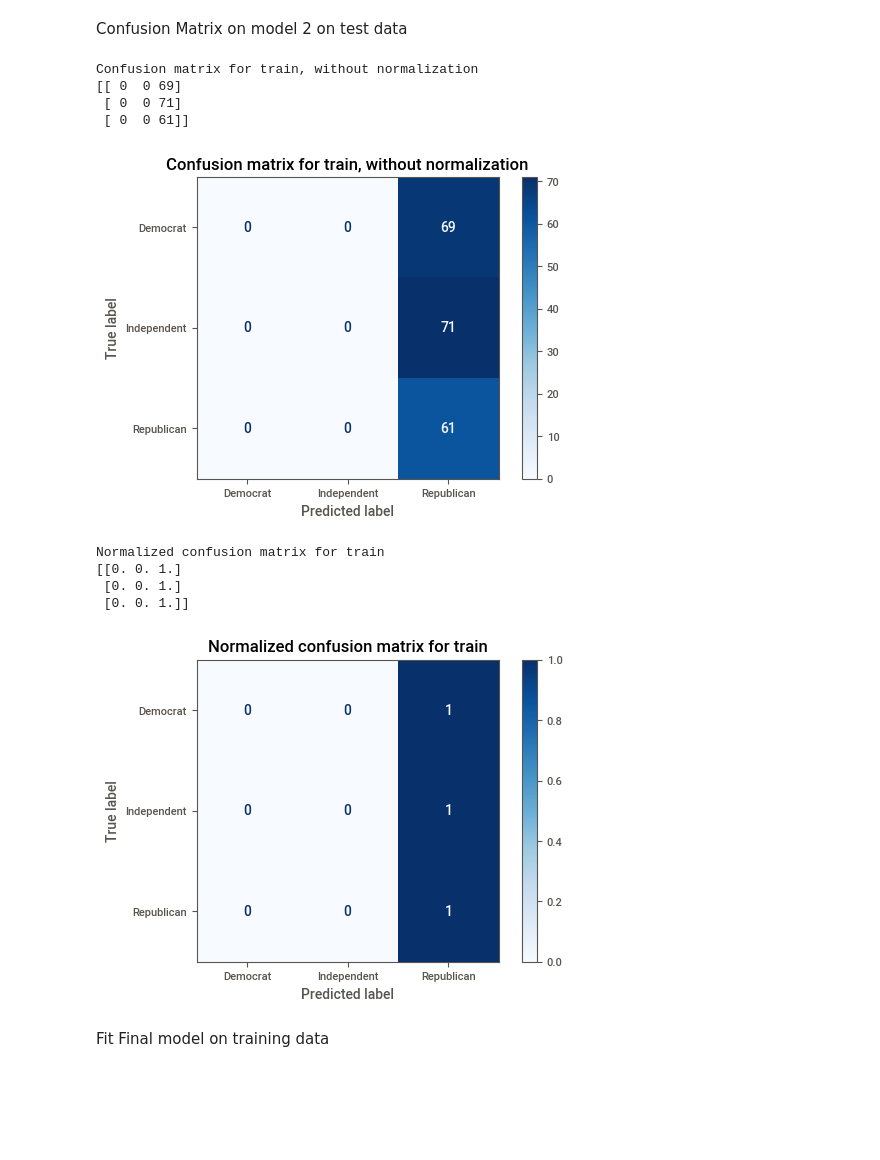
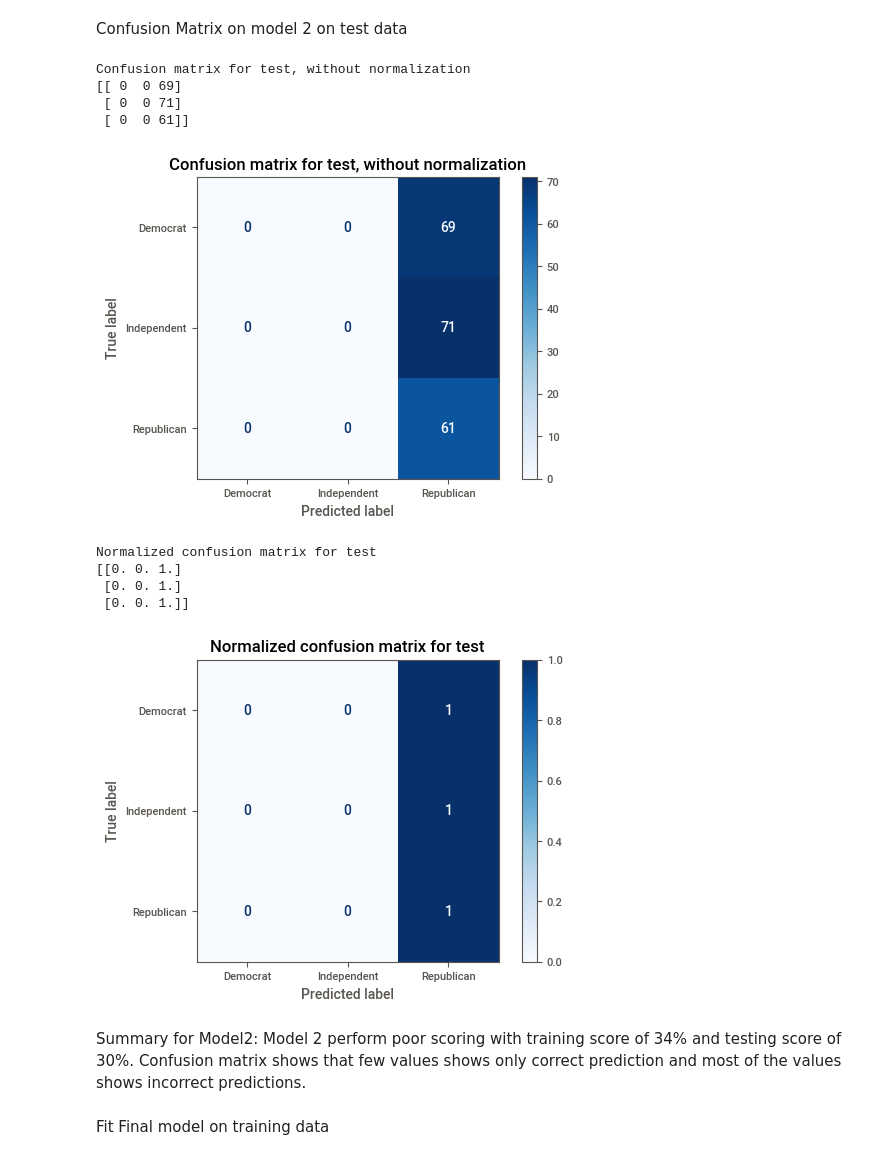
Before and after one commit to sugandharast/HW1_Rastogi, a Jupyter notebook: HW1-Rastogi.ipynb, the cells around one changed output. Drawn from its saved outputs; the diff is of its cells as text; code cells hidden in the pictures; blank space fills up the shorter version.

```diff
--- a/HW1-Rastogi.ipynb
+++ b/HW1-Rastogi.ipynb
@@ -375,8 +375,8 @@ Normalized confusion matrix for train
 # %% [markdown]
 Confusion matrix for model 1 for test data
 # %%
-titles_options = [("Confusion matrix for train, without normalization", None),
-                ("Normalized confusion matrix for train", 'true')]
+titles_options = [("Confusion matrix for test, without normalization", None),
+                ("Normalized confusion matrix for test", 'true')]
 class_names = clf_model.classes_
 for title, normalize in titles_options:
     disp = plot_confusion_matrix(clf_model, X_test, y_test,
@@ -445,30 +445,32 @@ Normalized confusion matrix for train
 # %% [markdown]
 Confusion Matrix on model 2 on test data
 # %%
-titles_options = [("Confusion matrix for train, without normalization", None),
-                ("Normalized confusion matrix for train", 'true')]
+titles_options = [("Confusion matrix for test, without normalization", None),
+                ("Normalized confusion matrix for test", 'true')]
 class_names = clf_model_l1.classes_
 for title, normalize in titles_options:
     disp = plot_confusion_matrix(clf_model_l1, X_test, y_test,
                                 display_labels=class_names,
                                 cmap=plt.cm.Blues,
                                 normalize=normalize)
     disp.ax_.set_title(title)
 
     print(title)
     print(disp.confusion_matrix)
     plt.show()
 # %% [output]
-Confusion matrix for train, without normalization
+Confusion matrix for test, without normalization
 [[ 0  0 69]
  [ 0  0 71]
  [ 0  0 61]]
-[figure, old version]
+[figure, new version]
-Normalized confusion matrix for train
+Normalized confusion matrix for test
 [[0. 0. 1.]
  [0. 0. 1.]
  [0. 0. 1.]]
 [figure]
+# %% [markdown]
+Summary for Model2: Model 2 perform poor scoring with training score of 34% and testing score of 30%. Confusion matrix shows that few values shows only correct prediction and most of the values shows incorrect predictions.
 # %% [markdown]
 Fit Final model  on training data
 # %%
```
Also changed, not shown: parts of 7 cells of this notebook.
